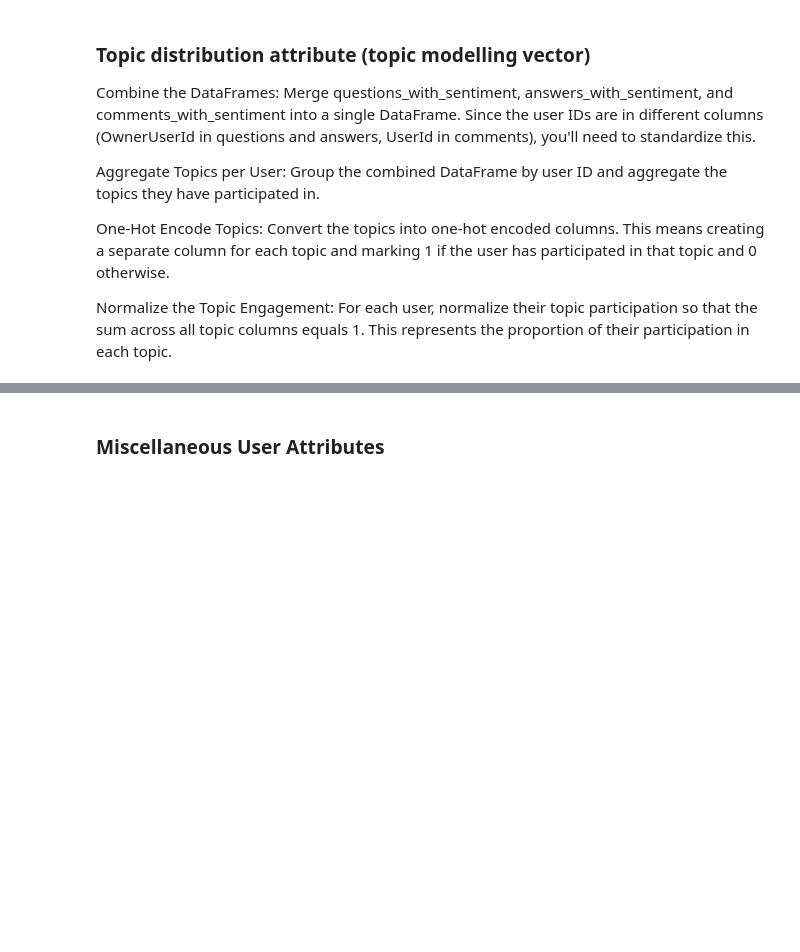
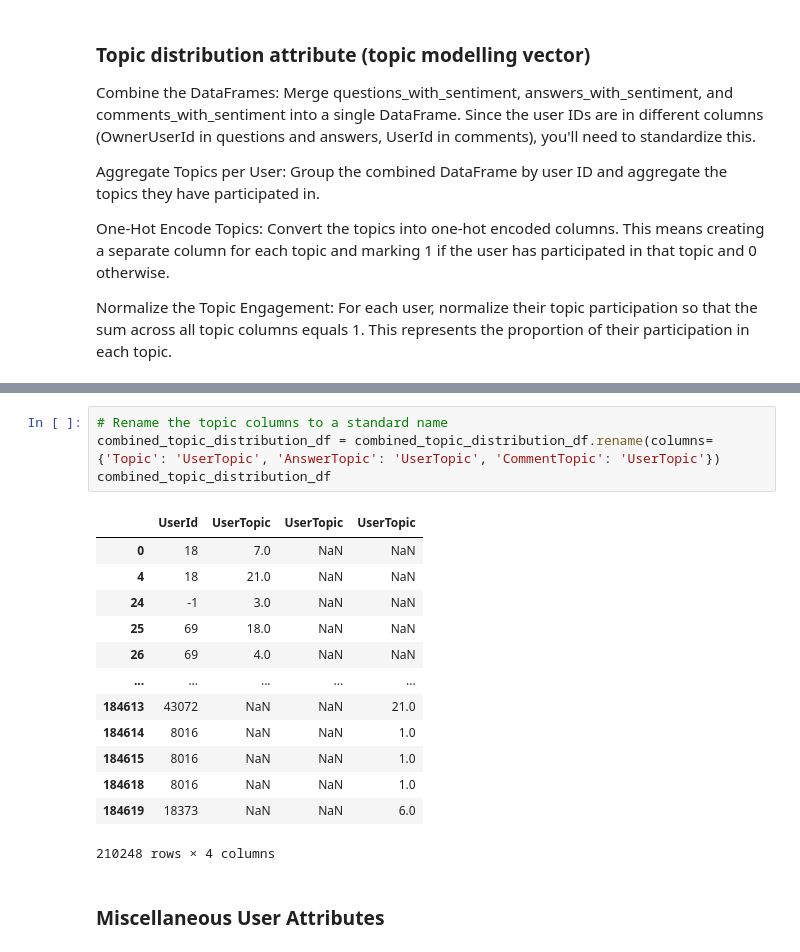
Before and after one commit to pierrehogenhaug/stackexchange_politics, a Jupyter notebook: sentiment.ipynb, the cells around one changed output, grey strips where cells are left out. Drawn from its saved outputs; the diff is of its cells as text; blank space fills up the shorter version.

```diff
--- a/sentiment.ipynb
+++ b/sentiment.ipynb
@@ -309,3 +333,21 @@ Normalize the Topic Engagement: For each user, normalize their topic participati
+# %%
+# Rename the topic columns to a standard name
+combined_topic_distribution_df = combined_topic_distribution_df.rename(columns={'Topic': 'UserTopic', 'AnswerTopic': 'UserTopic', 'CommentTopic': 'UserTopic'})
+combined_topic_distribution_df
+# %% [output]
+|  | UserId | UserTopic | UserTopic | UserTopic |
+| 0 | 18 | 7.0 | NaN | NaN |
+| 4 | 18 | 21.0 | NaN | NaN |
+| 24 | -1 | 3.0 | NaN | NaN |
+| 25 | 69 | 18.0 | NaN | NaN |
+| 26 | 69 | 4.0 | NaN | NaN |
+| ... | ... | ... | ... | ... |
+| 184613 | 43072 | NaN | NaN | 21.0 |
+| 184614 | 8016 | NaN | NaN | 1.0 |
+| 184615 | 8016 | NaN | NaN | 1.0 |
+| 184618 | 8016 | NaN | NaN | 1.0 |
+| 184619 | 18373 | NaN | NaN | 6.0 |
+210248 rows × 4 columns
 # %% [markdown]
 ### Miscellaneous User Attributes
 # %%
```
Also changed, not shown: parts of 3 cells of this notebook, 2 other files.
